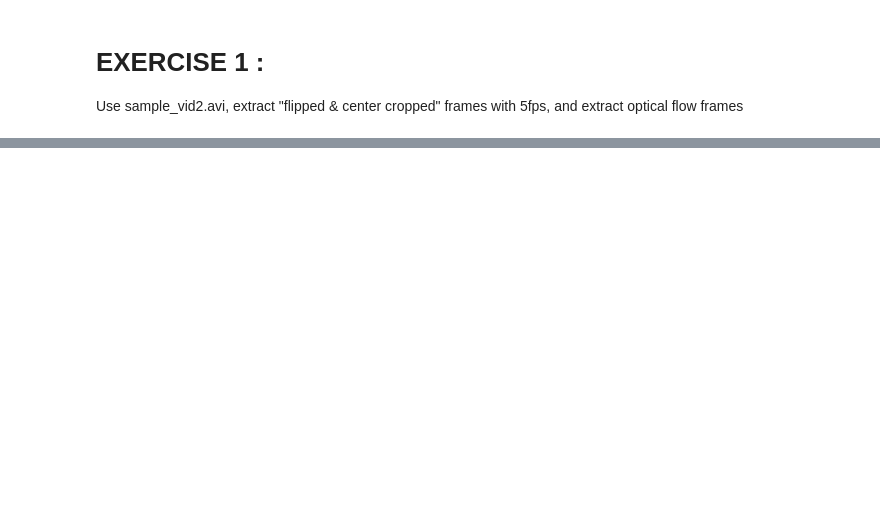
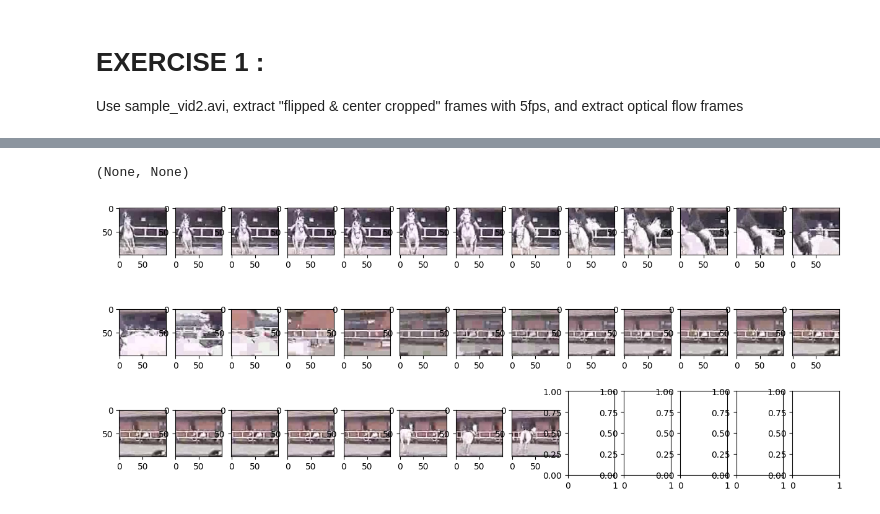
Before and after one commit to kkakung/SAMSUNG_AI_action_recognition, a Jupyter notebook: 1_preprocessing/preprocessing.ipynb, the cells around one changed output, grey strips where cells are left out. Cells and saved outputs as stored; diff of their text form; code cells hidden in the pictures; blank space fills up the shorter version.

```diff
--- a/1_preprocessing/preprocessing.ipynb
+++ b/1_preprocessing/preprocessing.ipynb
@@ -132,0 +189,32 @@ Following the example above, extract optical flow frames
+# %%
+'''
+1) Run FFmpeg here
+'''
+# (320-100) / 2 - (320 - 100) / 2 + 100
+ffmpeg.input('sample_vid2.avi').filter('fps', fps=5, round='up').hflip().crop(110, 70, 100, 100).output('frames/frame_%02d.jpg').run()
+ffmpeg.input('sample_vid2.avi').filter('fps', fps=5, round='up').output('frames/frame_o_%02d.jpg').run()
+# %% [output]
+(None, None)
+# %%
+# Visualizing the extrated frames
+# import re
+# frames = [f for f in os.listdir('frames') if re.match(r'frame_[0-9]+.*\.jpg', f)]
+# print(frames)
+# number 1-34
+frames = []
+for i in range(1, 35):
+  frames.append('frames/frame_%02d.jpg'%i)
+# print(frames)
+
+fig, axs = plt.subplots(3, 13, figsize=(15, 6))
+axs = axs.ravel()
+
+for i in range(len(frames)):
+    img_path = frames[i]
+    img = cv2.imread(img_path)
+    axs[i].imshow(cv2.cvtColor(img.astype(np.uint8), cv2.COLOR_BGR2RGB))
+
+# frame_o = cv2.imread('frames/frame_02.jpg')
+# plt.imshow(cv2.cvtColor(frame_o, cv2.COLOR_BGR2RGB))
+# %% [output]
+[figure, added]
```
Also changed, not shown: parts of 15 cells of this notebook.
